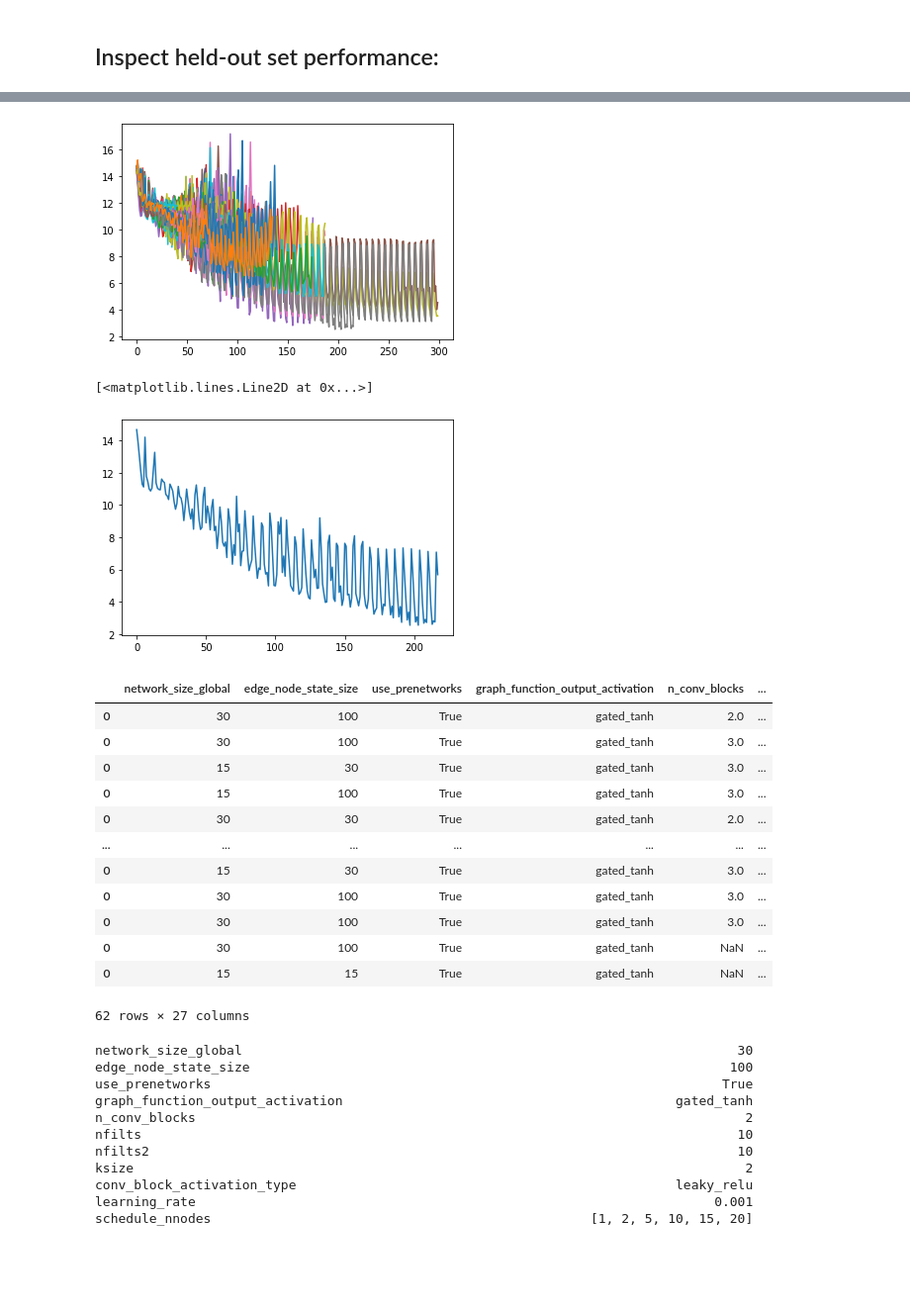
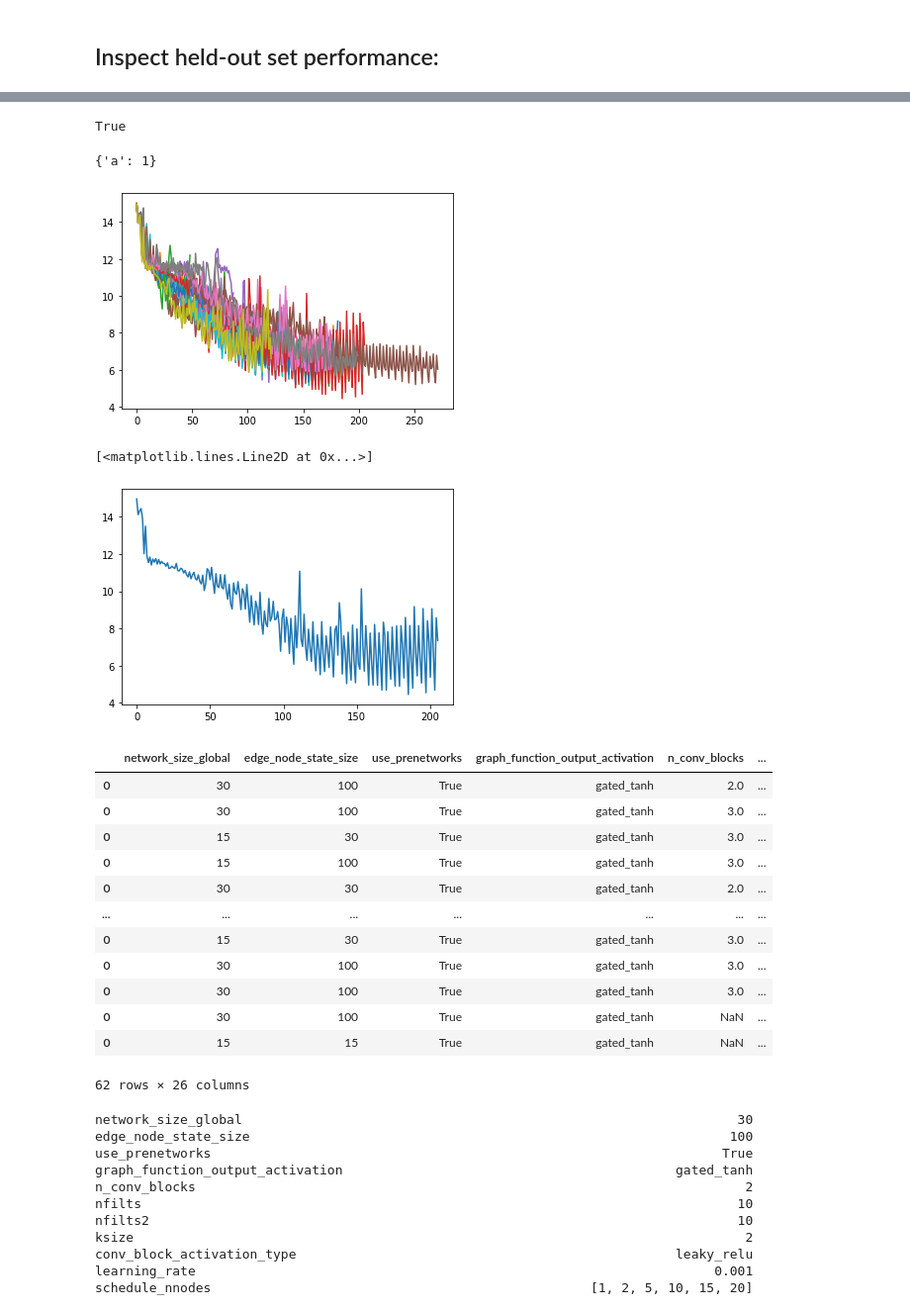
Before and after one commit to mylonasc/deep-rul-models, a Jupyter notebook: Hyperparameter_searches_inspect_trained_models.ipynb, the cells around one changed output, grey strips where cells are left out. Shown at 99% size. Saved outputs shown, nothing was run; the diff lists cells and outputs as text; code cells hidden in the pictures; blank space fills up the shorter version.

```diff
--- a/Hyperparameter_searches_inspect_trained_models.ipynb
+++ b/Hyperparameter_searches_inspect_trained_models.ipynb
@@ -33,0 +57,13 @@ not running in colab.
+# %%
+'rand_seed' in res.columns
+# %% [output]
+True
+# %%
+import json
+with open("/tmp/f",'w') as f:
+    f.write(json.dumps({"a":1}, indent = 4))
+
+j = json.loads(open("/tmp/f",'r').read())
+j
+# %% [output]
+{'a': 1}
@@ -34,18 +82,18 @@ not running in colab.
 # %%
-p2 = pd.read_pickle("models/runs_colab")
+p2 = pd.read_pickle("models/runs_dataframe")
 
 
 for v in p2['losses'].apply(lambda x : x['val_loss']):
     pplot.plot(v)
 # %% [output]
-[figure, old version]
+[figure, new version]
 # %%
 p2['min_val_error'] = p2['losses'].apply(lambda x : np.min(x['val_loss']))
 # %%
 pplot.plot(p2.sort_values("min_val_error").iloc[0].losses['val_loss'])
 # %% [output]
 [<matplotlib.lines.Line2D at 0x...>]
-[figure, old version]
+[figure, new version]
 # %%
 ps = p2.sort_values("min_val_error")
 ps
@@ -62,7 +110,7 @@ ps
 | 0 | 30 | 100 | True | gated_tanh | 3.0 | ... |
 | 0 | 30 | 100 | True | gated_tanh | NaN | ... |
 | 0 | 15 | 15 | True | gated_tanh | NaN | ... |
-62 rows × 27 columns
+62 rows × 26 columns
 # %%
 ps.iloc[0]
 # %% [output]
```
Also changed, not shown: parts of 6 cells of this notebook, 3 other files.
